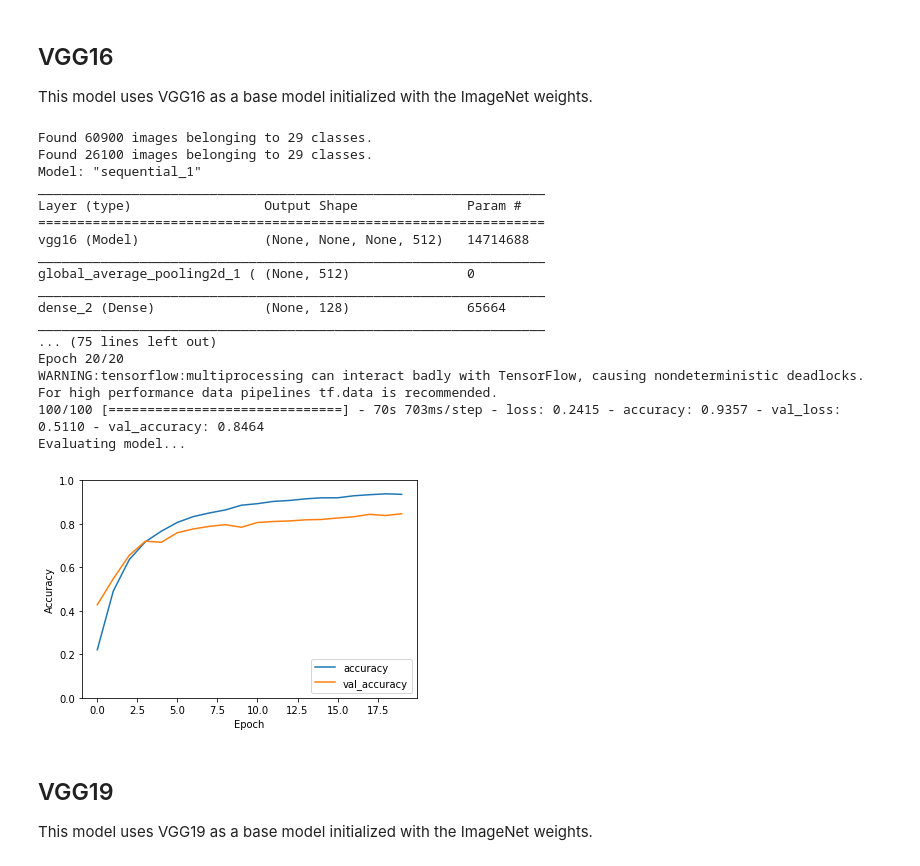
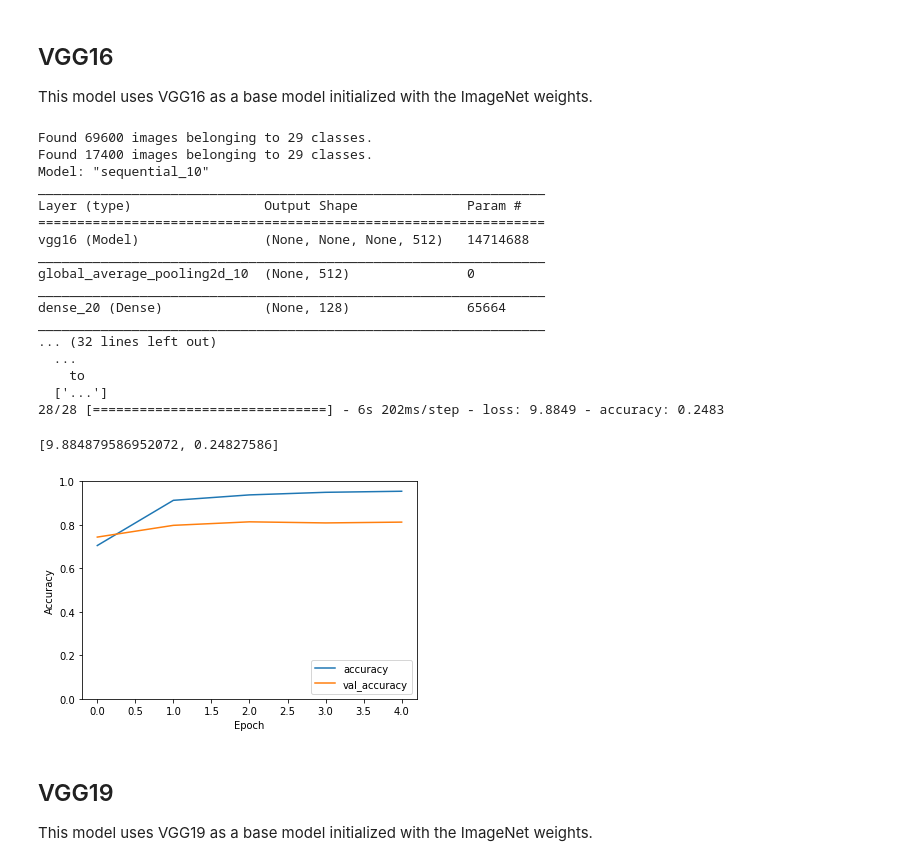
Before and after one commit to jmaness/csc591nn-final, a Jupyter notebook: cnn_asl.ipynb, the cells around one changed output. Drawn from its saved outputs; the diff is of its cells as text; code cells hidden in the pictures.

Commit message:
Evaluated VGG16 with danrasband's test data and got 24% accuracy

```diff
--- a/cnn_asl.ipynb
+++ b/cnn_asl.ipynb
@@ -251,59 +265,71 @@ Evaluating model...
 This model uses VGG16 as a base model initialized with the ImageNet weights.
 # %%
 datagen = ImageDataGenerator(
-    rescale=1./255,
-    featurewise_center=False,
-    featurewise_std_normalization=False,
-    samplewise_center=True,
-    samplewise_std_normalization=True,
-    rotation_range=30,
-    validation_split=0.30)
+    preprocessing_function=tf.keras.applications.vgg16.preprocess_input,
+    brightness_range=(0.25,1.75),
+    rotation_range=20,
+    width_shift_range=0.1,
+    height_shift_range=0.1,
+    validation_split=0.20
+)
 
 train_generator = datagen.flow_from_directory(
     train_dir,
     subset='training',
     target_size=(224, 224),
     batch_size=128,
     class_mode='sparse'
 )
 
 val_generator = datagen.flow_from_directory(
     train_dir,
     subset='validation',
     target_size=(224, 224),
     batch_size=128,
     class_mode='sparse'
 )
 
 base_model = tf.keras.applications.VGG16(include_top=False, weights='imagenet')
 base_model.trainable = False
 
-fit_model(tf.keras.models.Sequential([
+model = tf.keras.models.Sequential([
     base_model,
     tf.keras.layers.GlobalAveragePooling2D(),
     tf.keras.layers.Dense(128, activation='relu'),
     tf.keras.layers.Dropout(0.1),
     tf.keras.layers.Dense(29)
-]), train_generator, val_generator)
+])
+
+model_trained, history = fit_model(model, train_generator, val_generator, num_epochs=5)
+
+test_generator = datagen.flow_from_directory(
+    "danrasband/asl-alphabet-test",
+    target_size=(200, 200),
+    class_mode='sparse',
+    shuffle=False
+)
+
+model_trained.evaluate(test_generator)
 # %% [output]
-Found 60900 images belonging to 29 classes.
-Found 26100 images belonging to 29 classes.
-Model: "sequential_1"
+Found 69600 images belonging to 29 classes.
+Found 17400 images belonging to 29 classes.
+Model: "sequential_10"
 _________________________________________________________________
 Layer (type)                 Output Shape              Param #
 =================================================================
 vgg16 (Model)                (None, None, None, 512)   14714688
 _________________________________________________________________
-global_average_pooling2d_1 ( (None, 512)               0
+global_average_pooling2d_10  (None, 512)               0
 _________________________________________________________________
-dense_2 (Dense)              (None, 128)               65664
+dense_20 (Dense)             (None, 128)               65664
 _________________________________________________________________
-... (75 lines left out)
-Epoch 20/20
-WARNING:tensorflow:multiprocessing can interact badly with TensorFlow, causing nondeterministic deadlocks. For high performance data pipelines tf.data is recommended.
-100/100 [==============================] - 70s 703ms/step - loss: 0.2415 - accuracy: 0.9357 - val_loss: 0.5110 - val_accuracy: 0.8464
-Evaluating model...
+... (32 lines left out)
+  ...
+    to
+  ['...']
+28/28 [==============================] - 6s 202ms/step - loss: 9.8849 - accuracy: 0.2483
+[9.884879586952072, 0.24827586]
-[figure, old version]
+[figure, new version]
 # %% [markdown]
 ## VGG19
 This model uses VGG19 as a base model initialized with the ImageNet weights.
```
Also changed, not shown: parts of 4 cells of this notebook, 1 other file.
